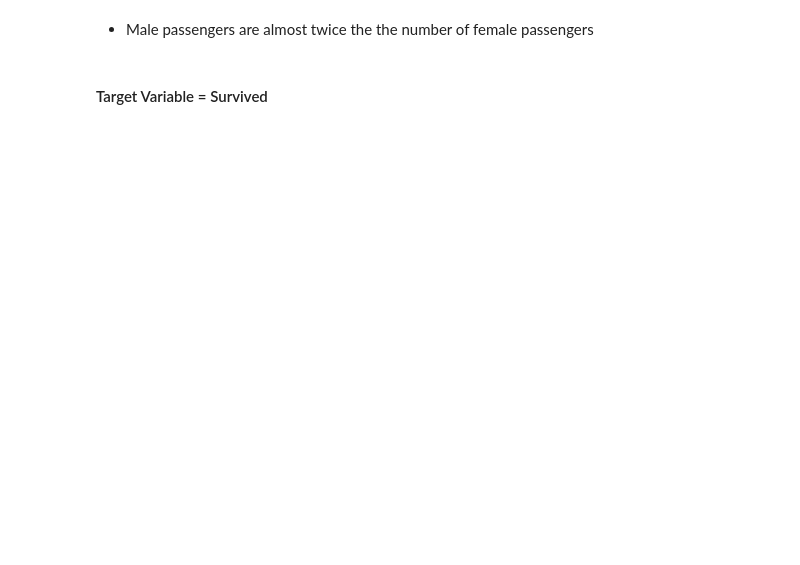
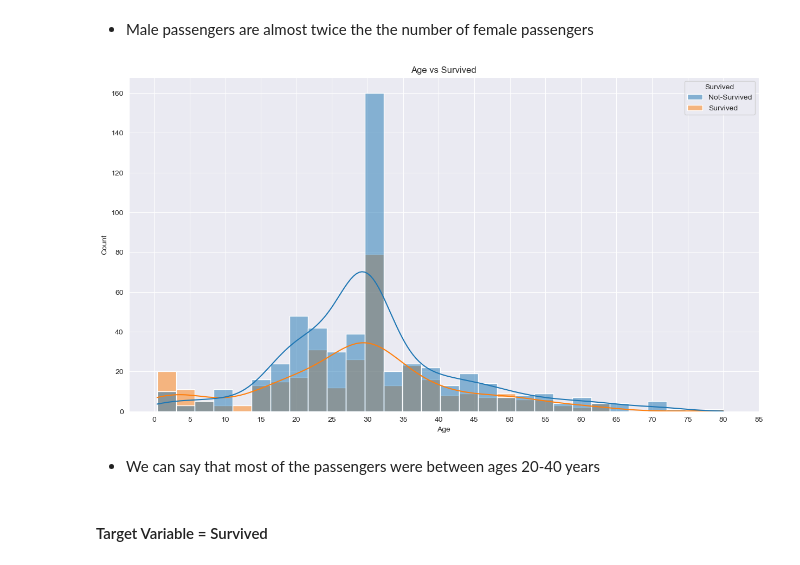
Before and after one commit to adeke910/TITANIC, a Jupyter notebook: titanic.ipynb, the cells around one changed output. Cells and saved outputs as stored; diff of their text form; code cells hidden in the pictures; blank space fills up the shorter version.

```diff
--- a/titanic.ipynb
+++ b/titanic.ipynb
@@ -171,5 +186,20 @@ plt.show()
 # %% [markdown]
 - Male passengers are almost twice the the number of female passengers
+# %%
+# plt.figure(figsize=(8,6))
+# sns.distplot(train_df['Age'],kde=True,bins=30)
+# plt.title("Age ditribution")
+# plt.show()
+
+plt.figure(figsize=(15,8))
+sns.histplot(x="Age", hue="Survived", data=train_df, kde=True, color = 'muted')
+plt.title("Age vs Survived")
+plt.xticks(list(range(0,90,5)))
+plt.show()
+# %% [output]
+[figure, added]
+# %% [markdown]
+- We can say that most of the passengers were between ages 20-40 years
 # %% [markdown]
 #### Target Variable = Survived
 # %%
```
Also changed, not shown: parts of 8 cells of this notebook.
